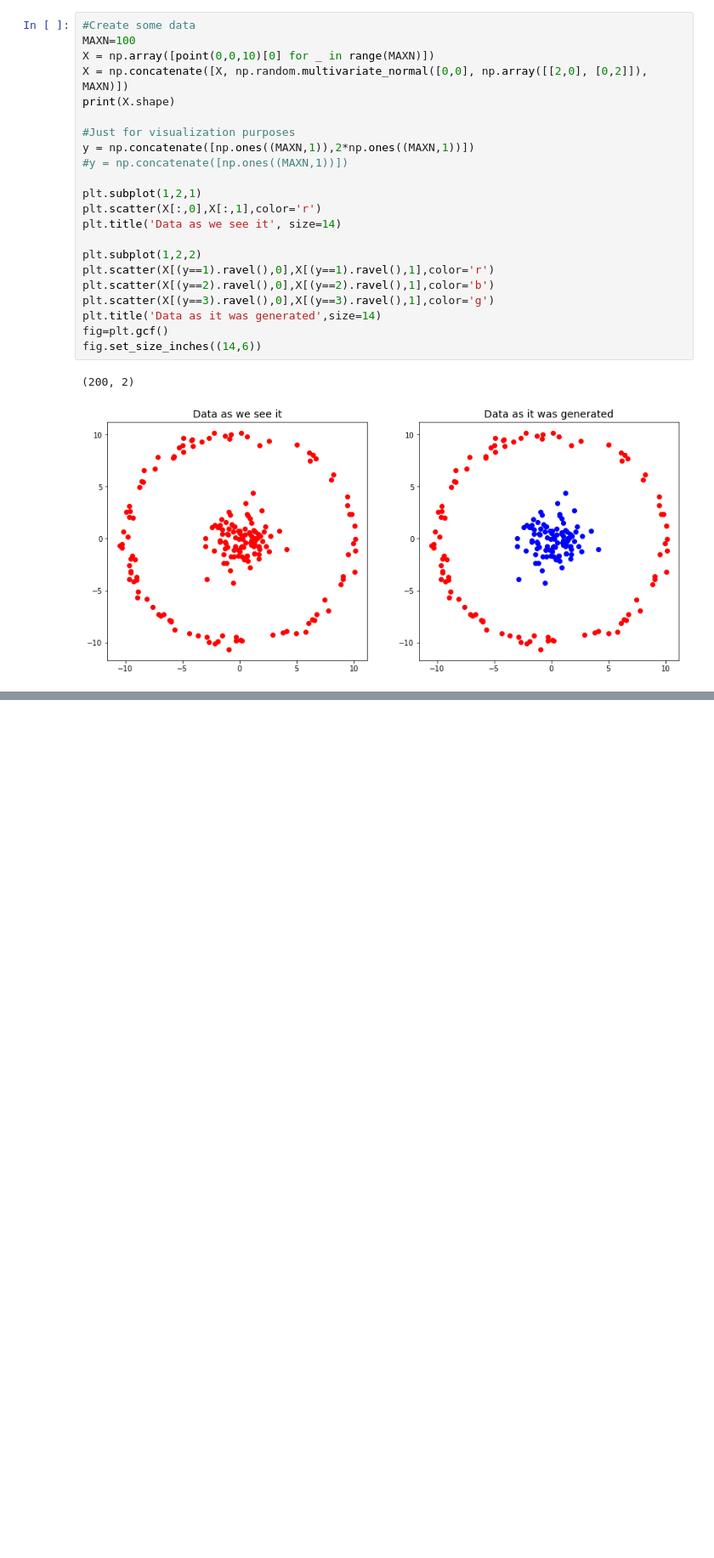
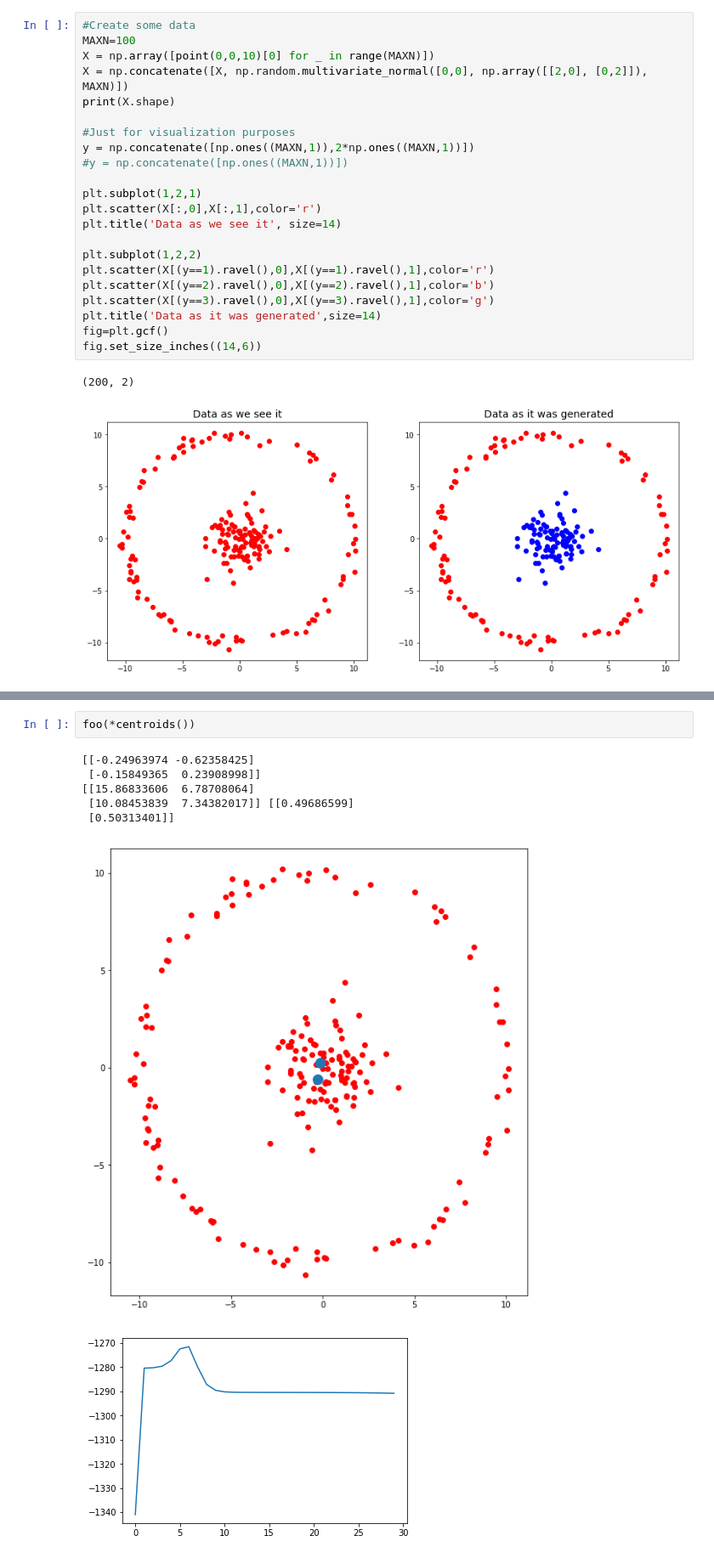
Before and after one commit to chris-fady/dsm-ml-subquests, a Jupyter notebook: Pill14-clustering/Pill14.ipynb, the cells around one changed output, grey strips where cells are left out. Shown: that part at 85% size. Saved outputs shown, nothing was run; the diff lists cells and outputs as text; blank space fills up the shorter version.

```diff
--- a/Pill14-clustering/Pill14.ipynb
+++ b/Pill14-clustering/Pill14.ipynb
@@ -117,0 +147,10 @@ fig.set_size_inches((9,9))
+# %%
+foo(*centroids())
+# %% [output]
+[[-0.24963974 -0.62358425]
+ [-0.15849365  0.23908998]]
+[[15.86833606  6.78708064]
+ [10.08453839  7.34382017]] [[0.49686599]
+ [0.50313401]]
+[figure, added]
+[figure, added]
```
Also changed, not shown: parts of 9 cells of this notebook.
